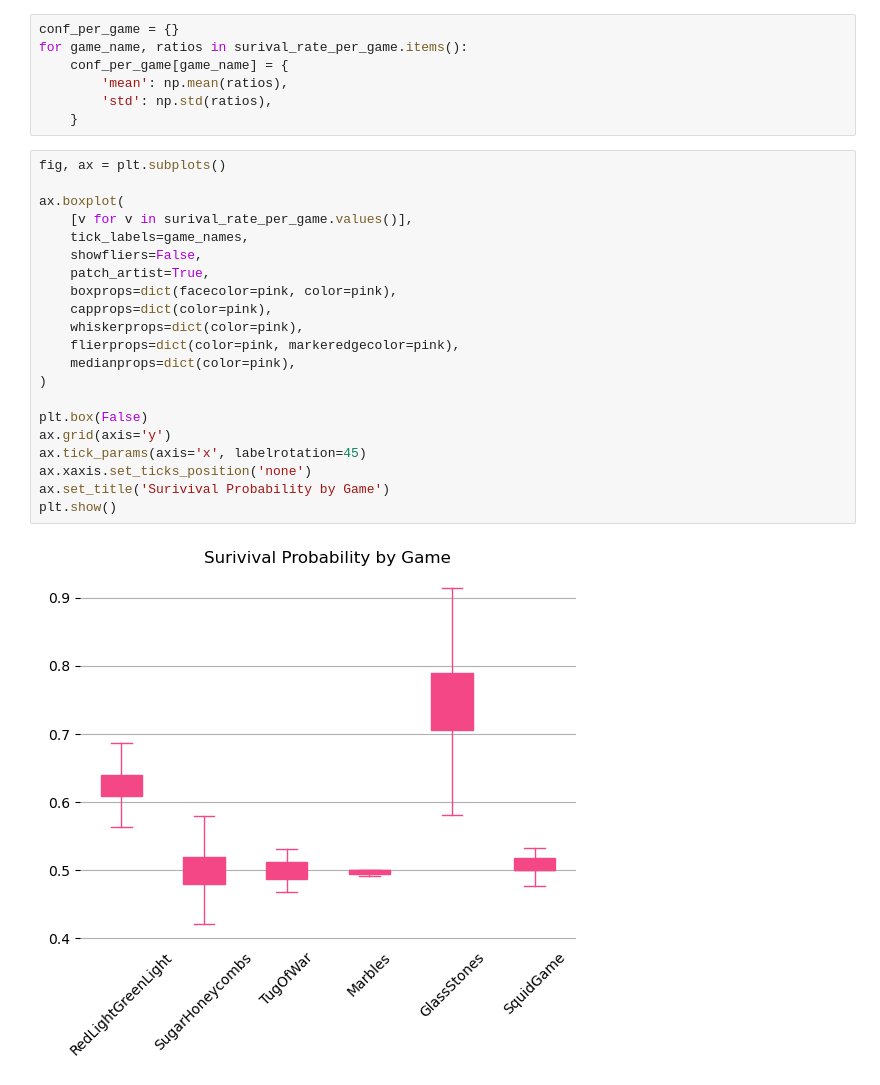
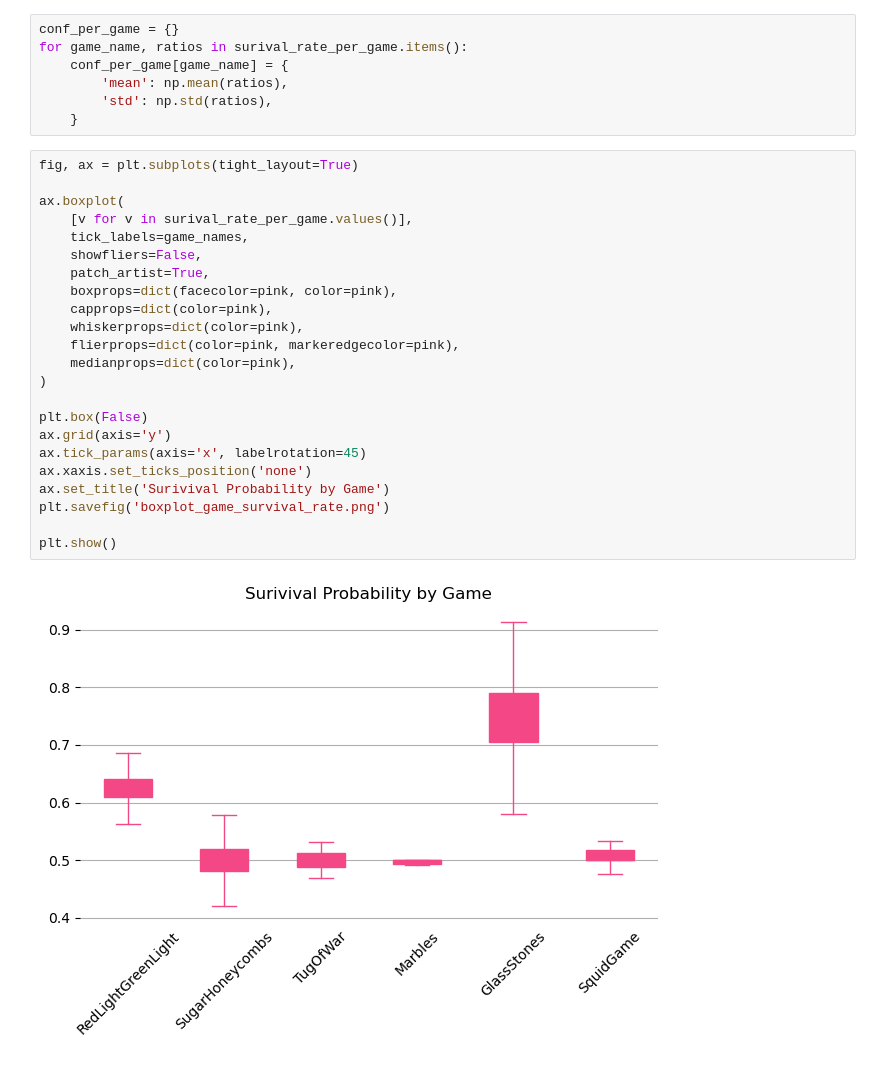
Before and after one commit to DylanZammit/SquidGameSimulator, a Jupyter notebook: src/analysis.ipynb, the cells around one changed output. Drawn from its saved outputs; the diff is of its cells as text.

```diff
--- a/src/analysis.ipynb
+++ b/src/analysis.ipynb
@@ -168,25 +168,27 @@ for game_name, ratios in surival_rate_per_game.items():
         'std': np.std(ratios),
     }
 # %%
-fig, ax = plt.subplots()
+fig, ax = plt.subplots(tight_layout=True)
 
 ax.boxplot(
     [v for v in surival_rate_per_game.values()],
     tick_labels=game_names,
     showfliers=False,
     patch_artist=True,
     boxprops=dict(facecolor=pink, color=pink),
     capprops=dict(color=pink),
     whiskerprops=dict(color=pink),
     flierprops=dict(color=pink, markeredgecolor=pink),
     medianprops=dict(color=pink),
 )
 
 plt.box(False)
 ax.grid(axis='y')
 ax.tick_params(axis='x', labelrotation=45)
 ax.xaxis.set_ticks_position('none')
 ax.set_title('Surivival Probability by Game')
+plt.savefig('boxplot_game_survival_rate.png')
+
 plt.show()
 # %% [output]
-[figure, old version]
+[figure, new version]
```
Also changed, not shown: 2 other files.
